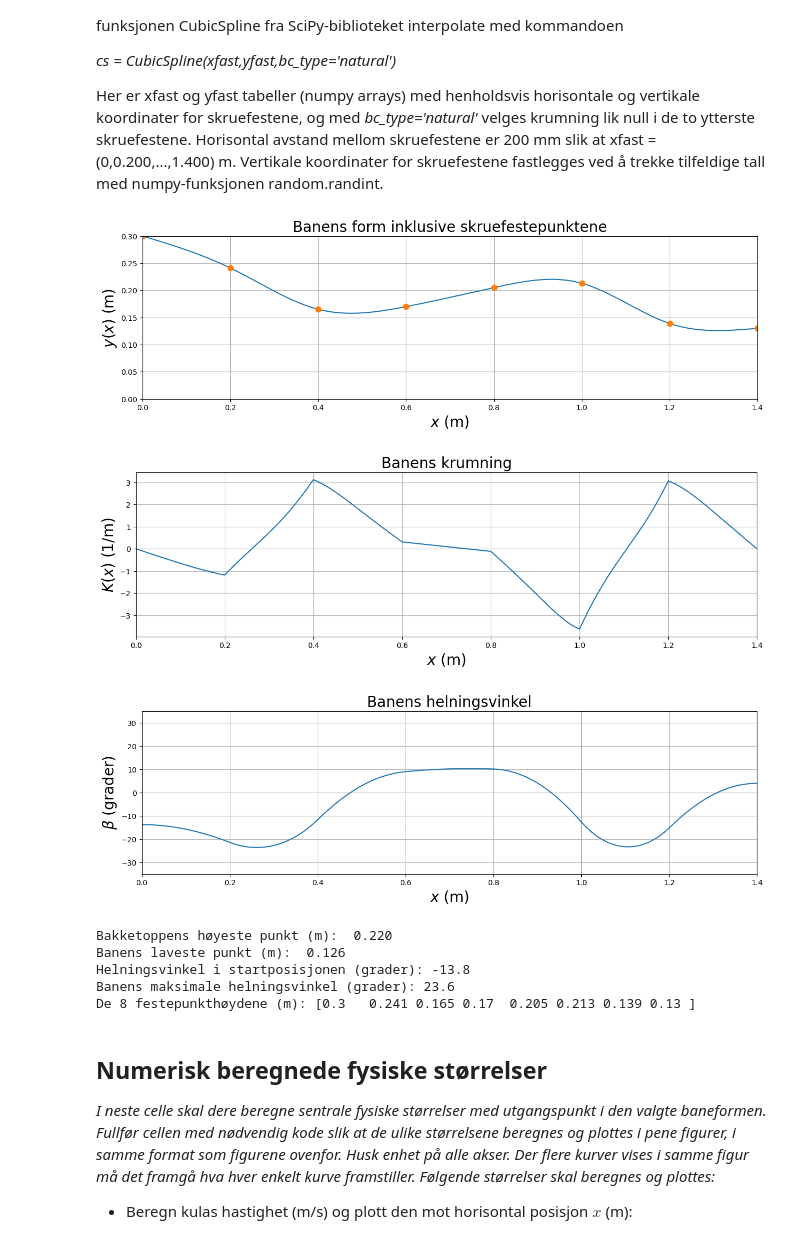
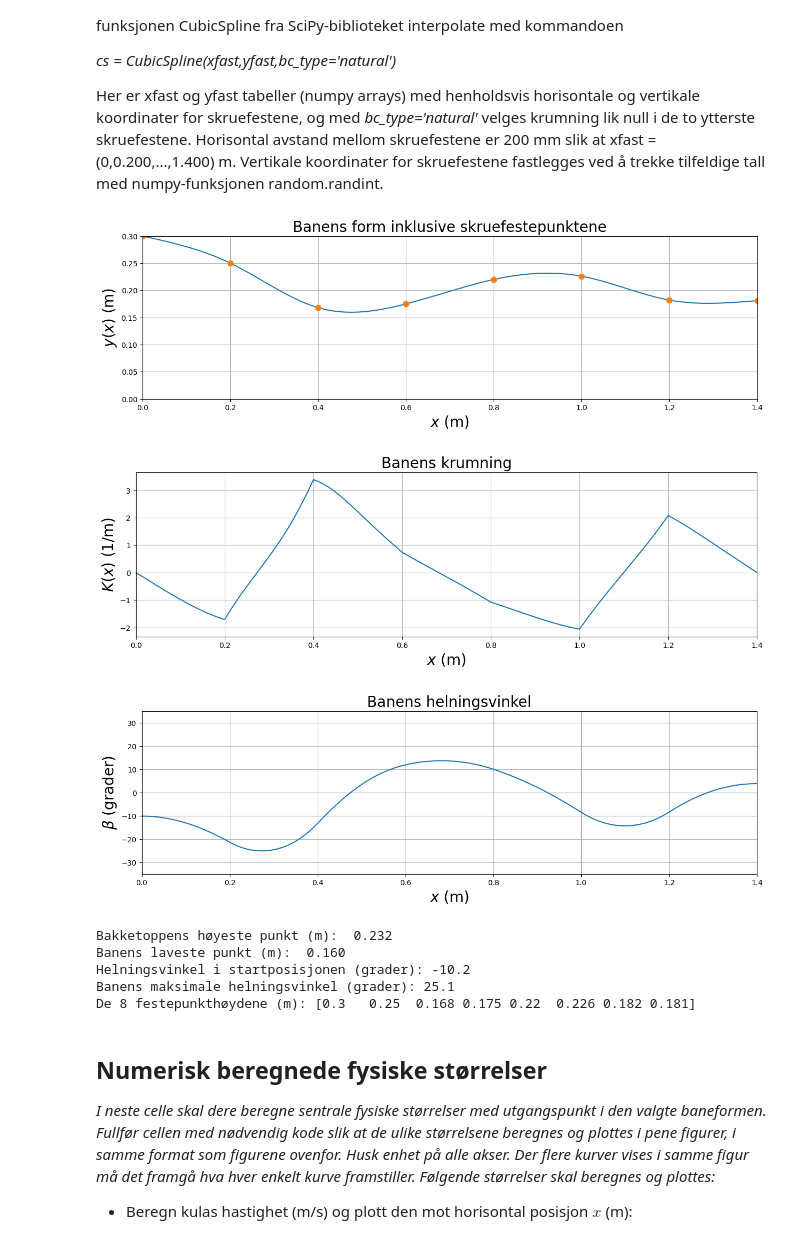
Before and after one commit to dtktran/notebook_mal_V25, a Jupyter notebook: notebook_mal_V25.ipynb, the cells around one changed output. Drawn from its saved outputs; the diff is of its cells as text; code cells hidden in the pictures.

```diff
--- a/notebook_mal_V25.ipynb
+++ b/notebook_mal_V25.ipynb
@@ -90,7 +90,7 @@ yfast[7] = yfast[6] + np.random.randint(-40,40)/1000
 #Kjør denne cellen så mange ganger dere vil, inntil dere får en baneform dere er fornøyd med.
 #Når endelig baneform er valgt:
 #Sett inn skruehøydene med 3 desimaler (m) og fjern kommentarsymbolet ("#") i neste linje.
-#yfast = np.asarray([0.300,,,,,,,])
+yfast = np.asarray([0.3,0.25,0.168,0.175,0.22,0.226,0.182,0.181])
 #Når endelig baneform er valgt, kan dere gjerne legge inn # i starten på de 8 linjene som beregner yfast[] ovenfor
 
 #Beregninger:
@@ -100,13 +100,13 @@ yfast[7] = yfast[6] + np.random.randint(-40,40)/1000
 cs = CubicSpline(xfast, yfast, bc_type='natural')
 #y = baneformen y(x)
 y = cs(x)
-#dydx = dy/dx = y'(x) (dimensjonsløs)
+# dydx = dy/dx = y'(x) (dimensjonsløs)
 dydx = cs(x,1)
-#d2ydx2 = y''(x) (enhet 1/m)
+# d2ydx2 = y''(x) (enhet 1/m)
 d2ydx2 = cs(x,2)
-#K = 1/R = banens krumning (1/m)
+# K = 1/R = banens krumning (1/m)
 K = d2ydx2/(1+dydx**2)**(1.5)
-#beta = banens helningsvinkel (rad)
+# beta = banens helningsvinkel (rad)
 beta = np.arctan(dydx)
 #betadeg = banens helningsvinkel (grader)
 betadeg = beta*180/np.pi
@@ -134,41 +134,41 @@ plt.title('Banens krumning',fontsize=20)
 plt.xlabel('$x$ (m)',fontsize=20)
 plt.ylabel('$K(x)$ (1/m)',fontsize=20)
 plt.xlim(0,1.400)
 plt.grid()
 plt.show()
 
 
 #Plotting av banens helningsvinkel
 plt.figure(figsize=(15,4))
 plt.plot(x,betadeg)
 plt.title('Banens helningsvinkel',fontsize=20)
 plt.xlabel('$x$ (m)',fontsize=20)
 plt.ylabel(r'$\beta$ (grader)',fontsize=20)
 plt.ylim(-35,35)
 plt.xlim(0,1.400)
 plt.grid()
 plt.show()
 
 y37 = y[400:1400]
 y27 = y[200:1400]
 y37min = np.min(y37)
 y37max = np.max(y37)
 y27min = np.min(y27)
 y27max = np.max(y27)
 print('Bakketoppens høyeste punkt (m): %6.3f' %y37max)
 print('Banens laveste punkt (m): %6.3f' %y27min)
 print('Helningsvinkel i startposisjonen (grader): %4.1f' %startvinkel)
 print('Banens maksimale helningsvinkel (grader): %4.1f' %maksvinkel)
 print('De 8 festepunkthøydene (m):', yfast)
 # %% [output]
-[figure, old version]
+[figure, new version]
-[figure, old version]
+[figure, new version]
-[figure, old version]
+[figure, new version]
-Bakketoppens høyeste punkt (m):  0.220
-Banens laveste punkt (m):  0.126
-Helningsvinkel i startposisjonen (grader): -13.8
-Banens maksimale helningsvinkel (grader): 23.6
-De 8 festepunkthøydene (m): [0.3   0.241 0.165 0.17  0.205 0.213 0.139 0.13 ]
+Bakketoppens høyeste punkt (m):  0.232
+Banens laveste punkt (m):  0.160
+Helningsvinkel i startposisjonen (grader): -10.2
+Banens maksimale helningsvinkel (grader): 25.1
+De 8 festepunkthøydene (m): [0.3   0.25  0.168 0.175 0.22  0.226 0.182 0.181]
 # %% [markdown]
 ## Numerisk beregnede fysiske størrelser
 *I neste celle skal dere beregne sentrale fysiske størrelser med utgangspunkt i den valgte baneformen. Fullfør cellen med nødvendig kode slik at de ulike størrelsene beregnes og plottes i pene figurer, i samme format som figurene ovenfor. Husk enhet på alle akser. Der flere kurver vises i samme figur må det framgå hva hver enkelt kurve framstiller. Følgende størrelser skal beregnes og plottes:*
```
Also changed, not shown: parts of 2 cells of this notebook.
